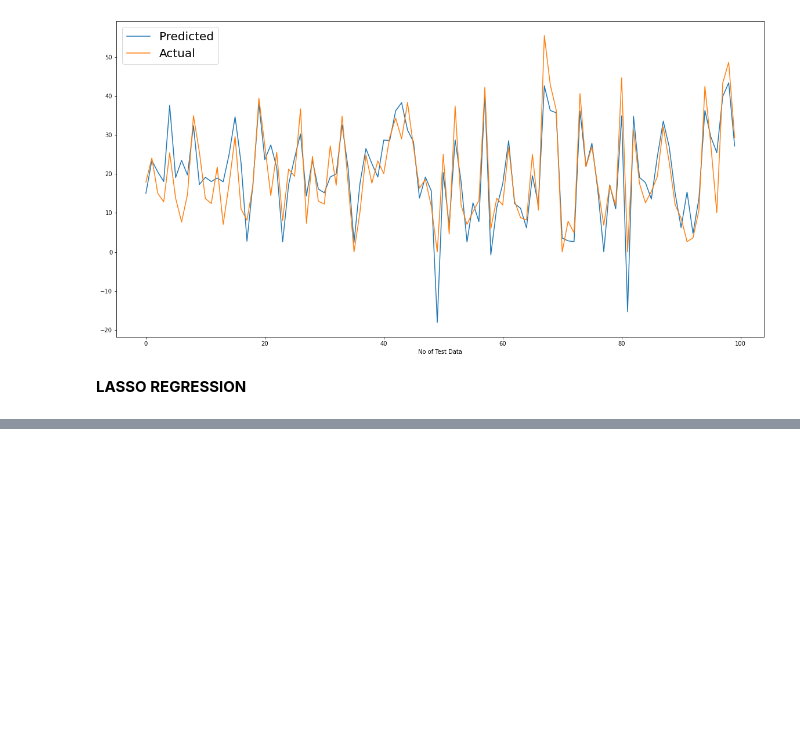
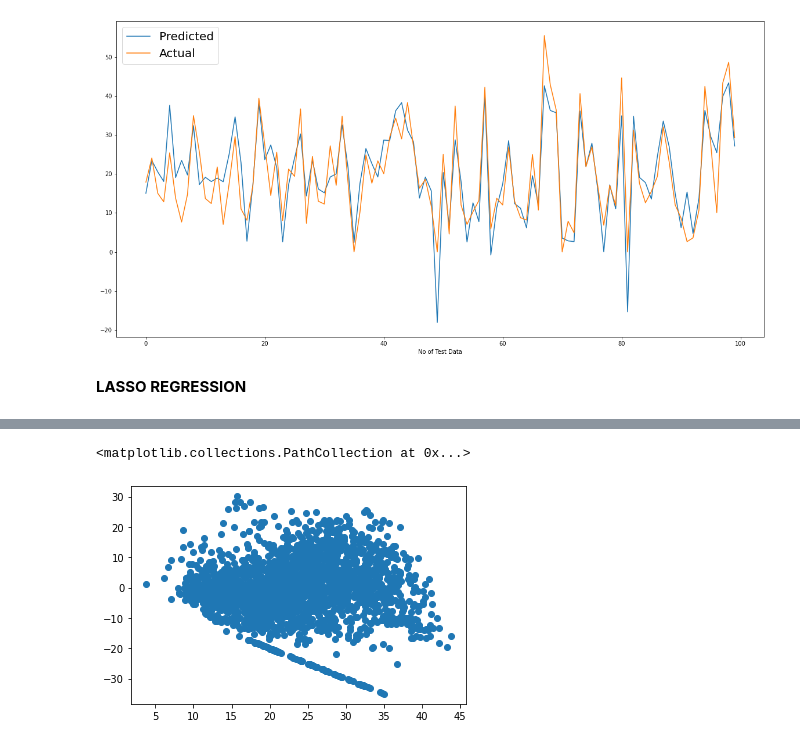
Before and after one commit to Anas182000/BIKE-SHARING-DEMAND-PREDICTION, a Jupyter notebook: Copy_of_Bike_Sharing_Demand_Prediction_Capstone_Project.ipynb, the cells around one changed output, grey strips where cells are left out. Saved outputs shown, nothing was run; the diff lists cells and outputs as text; code cells hidden in the pictures; blank space fills up the shorter version.

```diff
--- a/Copy_of_Bike_Sharing_Demand_Prediction_Capstone_Project.ipynb
+++ b/Copy_of_Bike_Sharing_Demand_Prediction_Capstone_Project.ipynb
@@ -736,0 +829,6 @@ plt.show()
+# %%
+### Heteroscadacity
+plt.scatter((Y_pred_test_lasso),(Y_test-Y_pred_test_lasso))
+# %% [output]
+<matplotlib.collections.PathCollection at 0x...>
+[figure, added]
```
Also changed, not shown: parts of 11 cells of this notebook.
